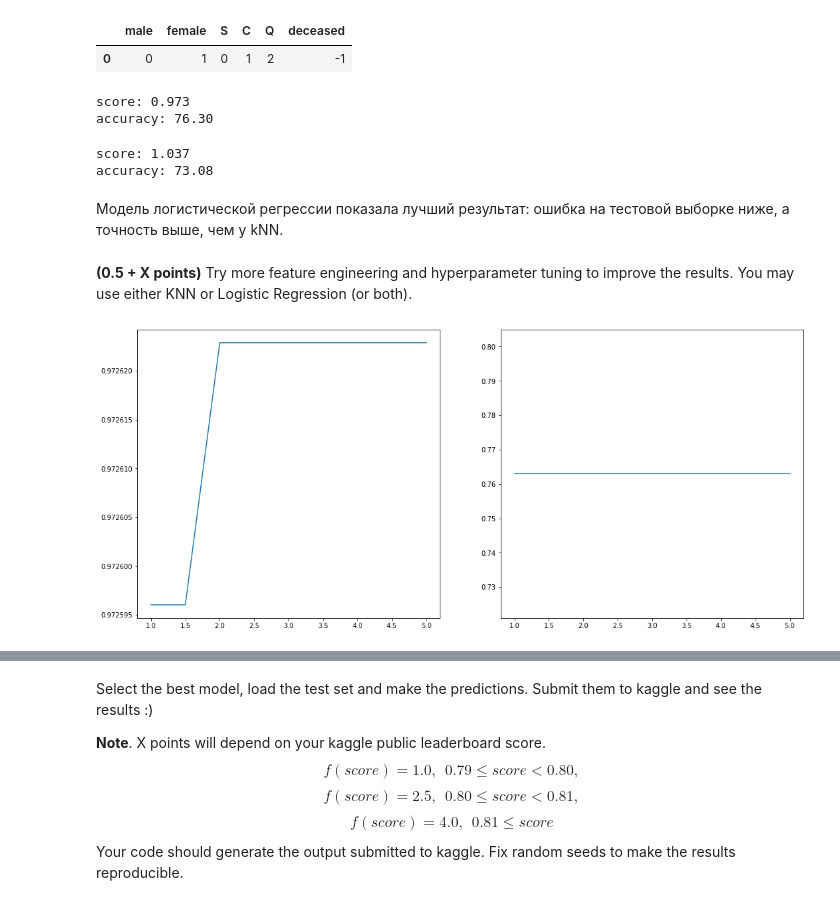
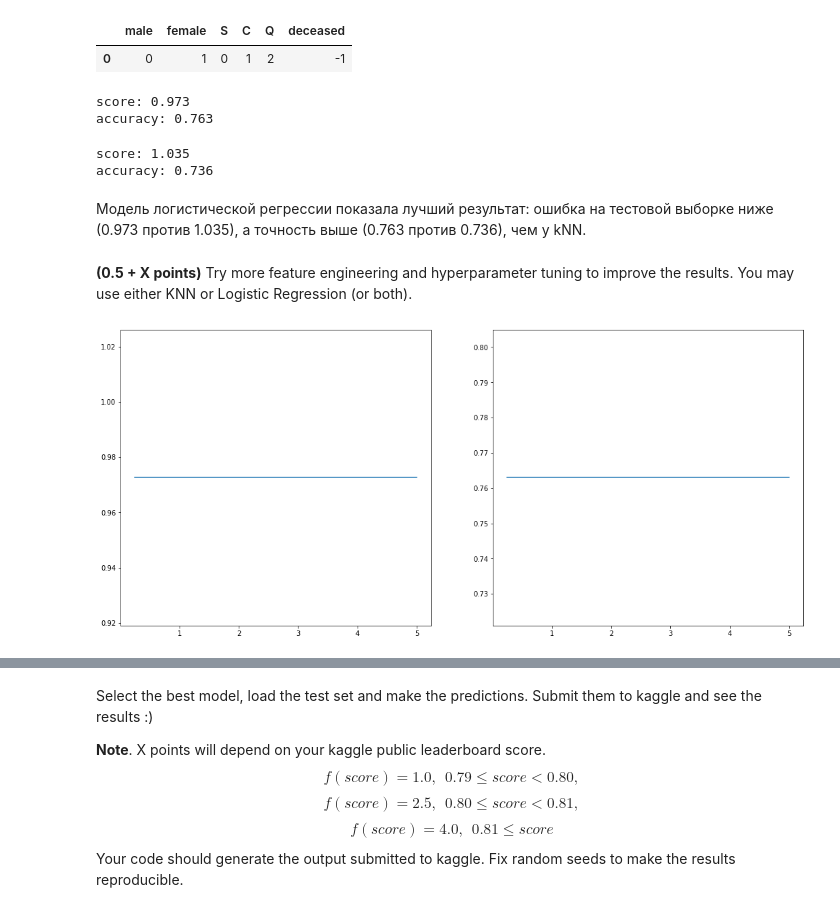
Before and after one commit to LaSegadora/rsschool_5_classification_linear_knn, a Jupyter notebook: hw_classification.ipynb, the cells around one changed output, grey strips where cells are left out. Saved outputs shown, nothing was run; the diff lists cells and outputs as text; code cells hidden in the pictures.

```diff
--- a/hw_classification.ipynb
+++ b/hw_classification.ipynb
@@ -758,35 +758,35 @@ model_log = LogisticRegression(class_weight='balanced')
 results = cross_validate(model_log,X_train,y_train,cv=5,return_train_score=True,scoring='neg_root_mean_squared_error')
 model_log.fit(X_train,y_train)
 print(f'score: {-results["test_score"].mean():.3f}')
-print(f'accuracy: {metrics.accuracy_score(y_pred=model_log.predict(X_test), y_true=y_test)*100:.2f}')
+print(f'accuracy: {metrics.accuracy_score(y_pred=model_log.predict(X_test), y_true=y_test):.3f}')
 # %% [output]
 score: 0.973
-accuracy: 76.30
+accuracy: 0.763
 # %%
 model_knn = KNeighborsClassifier(n_neighbors=5, weights='distance')
 results = cross_validate(model_knn,X_train,y_train,cv=5,return_train_score=True,scoring='neg_root_mean_squared_error')
 model_knn.fit(X_train,y_train)
 print(f'score: {-results["test_score"].mean():.3f}')
-print(f'accuracy: {metrics.accuracy_score(y_pred=model_knn.predict(X_test), y_true=y_test)*100:.2f}')
+print(f'accuracy: {metrics.accuracy_score(y_pred=model_knn.predict(X_test), y_true=y_test):.3f}')
 # %% [output]
-score: 1.037
-accuracy: 73.08
+score: 1.035
+accuracy: 0.736
 # %% [markdown]
-Модель логистической регрессии показала лучший результат: ошибка на тестовой выборке ниже, а точность выше, чем у kNN.
+Модель логистической регрессии показала лучший результат: ошибка на тестовой выборке ниже (0.973 против 1.035), а точность выше (0.763 против 0.736), чем у kNN.
 # %% [markdown]
 **(0.5 + X points)** Try more feature engineering and hyperparameter tuning to improve the results. You may use either KNN or Logistic Regression (or both).
 # %%
 scores, accuracies = [], []
-Cs = 0.5*np.arange(2,11)
+Cs = 0.25*np.arange(1,21)
 for C in Cs:
-    model_log = LogisticRegression(C=C)
+    model_log = LogisticRegression(C=C,class_weight='balanced')
     results = cross_validate(model_log,X_train,y_train,cv=5,return_train_score=True,scoring='neg_root_mean_squared_error')
     model_log.fit(X_train,y_train)
     scores.append(-results["test_score"].mean())
     accuracies.append(metrics.accuracy_score(y_pred=model_log.predict(X_test), y_true=y_test))
 _, ax = plt.subplots(1,2,figsize=(18,8))
 ax[0].plot(Cs,scores)
 ax[1].plot(Cs,accuracies)
 plt.show()
 # %% [output]
-[figure, old version]
+[figure, new version]
```
Also changed, not shown: parts of 6 cells of this notebook.
